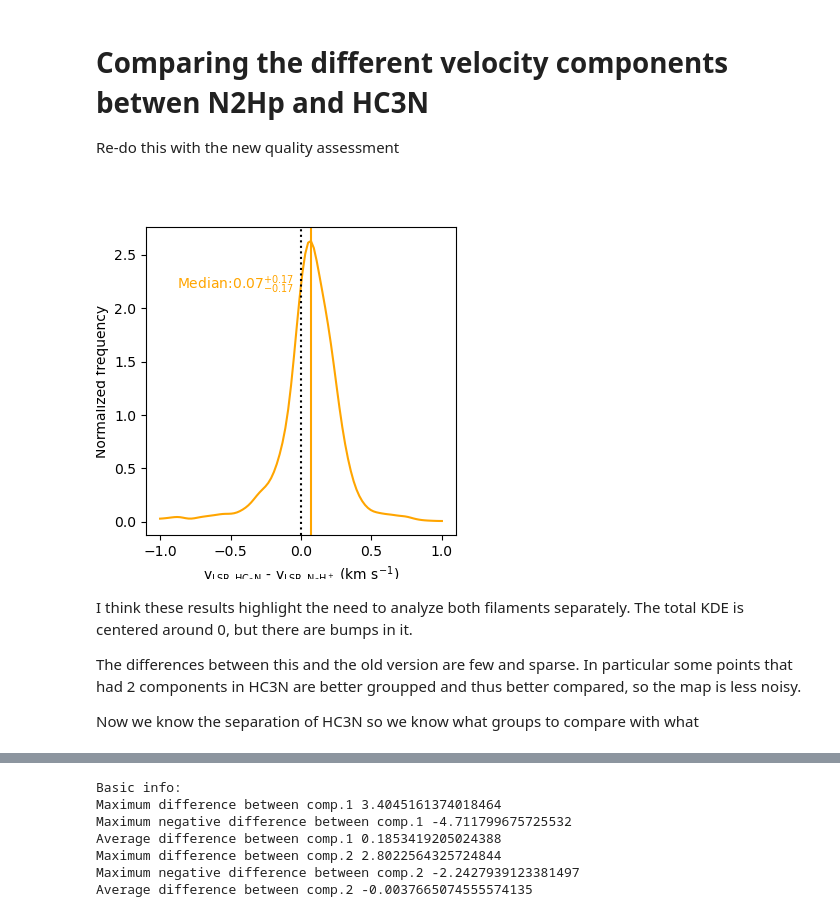
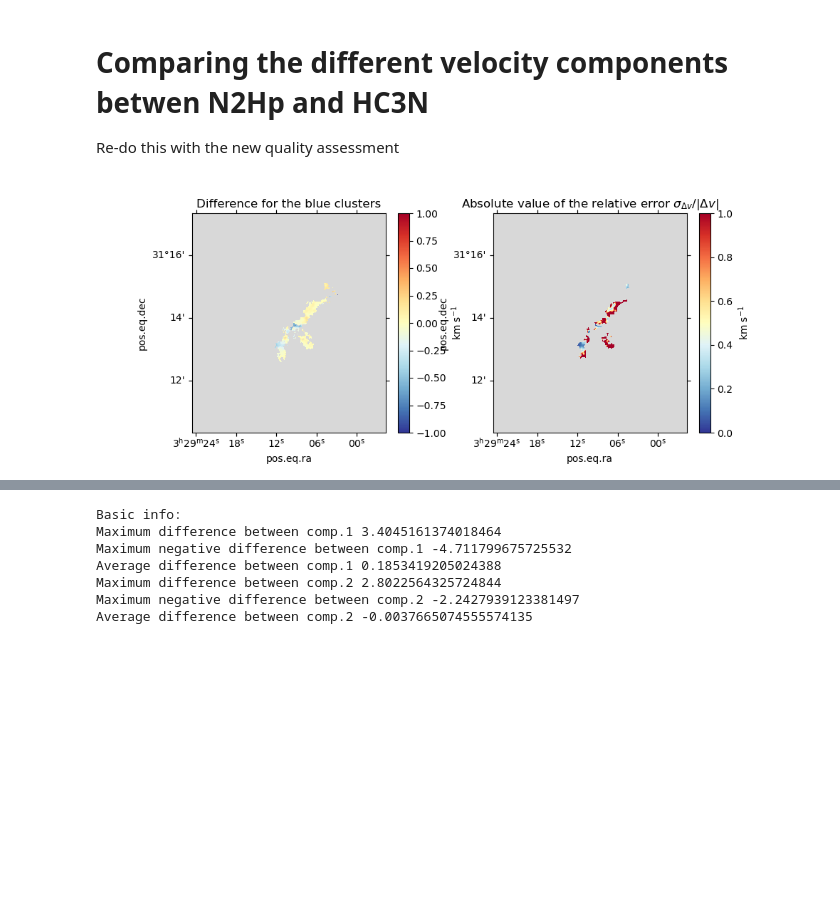
Before and after one commit to tere-valdivia/propstar_gasflow, a Jupyter notebook: clustering/comparison_velocities_N2Hp_HC3N.ipynb, the cells around one changed output, grey strips where cells are left out. Saved outputs shown, nothing was run; the diff lists cells and outputs as text; code cells hidden in the pictures; blank space fills up the shorter version.

Commit message:
fixed difference between fils estimation

```diff
--- a/clustering/comparison_velocities_N2Hp_HC3N.ipynb
+++ b/clustering/comparison_velocities_N2Hp_HC3N.ipynb
@@ -119,22 +191,0 @@ else:
-# %%
-fig = plt.figure(figsize=(4,4))
-ax = fig.add_subplot(111)
-
-ax.plot(data_kde, dens_diff, color='orange')
-ax.axvline(0, color='k', linestyle='dotted')
-ax.axvline(diff_median_unc[1], color='orange')
-ax.annotate(r'Median:'+ str(np.round(diff_median_unc[1], 3))
-            + r'$^{+' +str(np.round(diff_median_unc[2]-diff_median_unc[1], 3))+'}_{-'+str(np.round(diff_median_unc[1]-diff_median_unc[0], 3)) + r'}$', (0.1, 0.8), xycoords='axes fraction', color='orange')
-
-ax.set_xlabel(r'v$_{\mathrm{LSR, HC}_3\mathrm{N}}$ - v$_{\mathrm{LSR, N}_2\mathrm{H}^+}$ (km s$^{-1}$)')
-ax.set_ylabel('Normalized frequency')
-
-fig.savefig('KDE_diff_min_clusteredN2Hp.pdf', bbox_inches='tight')
-# %% [output]
-[figure, removed]
-# %% [markdown]
-I think these results highlight the need to analyze both filaments separately. The total KDE is centered around 0, but there are bumps in it.
-
-The differences between this and the old version are few and sparse. In particular some points that had 2 components in HC3N are better groupped and thus better compared, so the map is less noisy.
-
-Now we know the separation of HC3N so we know what groups to compare with what
@@ -184,16 +192,21 @@ else:
-# %%
-# now that they have the same projection, we can compare the velocity.
-# we need to compare 0 with 0 and 1 with 1
-diff_HC3N_0_N2Hp_0_file = 'diff_HC3N_0_w_N2Hp_clump0.fits'
-diff_HC3N_1_N2Hp_1_file = 'diff_HC3N_1_w_N2Hp_clump1.fits'
-
-diff_HC3N_0_w_clump0 = [clump0_HC3N_rep[1] - clump0_N2Hp[1], clump0_HC3N_rep[4] + clump0_N2Hp[4]]
-diff_HC3N_1_w_clump1 = [clump1_HC3N_rep[1] - clump1_N2Hp[1], clump1_HC3N_rep[4] + clump1_N2Hp[4]]
-# building the new header
-headerdiff = headerN2Hp.copy()
-headerdiff['NAXIS3'] = 2
-
-if not os.path.exists(diff_HC3N_0_N2Hp_0_file) or overwrite:
-    fits.writeto(diff_HC3N_0_N2Hp_0_file, diff_HC3N_0_w_clump0, headerdiff, overwrite=True)
-if not os.path.exists(diff_HC3N_1_N2Hp_1_file) or overwrite:
-    fits.writeto(diff_HC3N_1_N2Hp_1_file, diff_HC3N_1_w_clump1, headerdiff,  overwrite=True)
+# %%
+# we plot them quickly
+fig = plt.figure(figsize=(10,4))
+ax = fig.add_subplot(121, projection=WCS(headerdiff).celestial)
+vmin=-1
+vmax=1
+cmap = cm.get_cmap('RdYlBu_r').copy()
+cmap.set_bad('0.85')
+
+sc = ax.imshow(diff_blue_vel, cmap=cmap, interpolation='nearest', vmin=vmin, vmax=vmax)
+fig.colorbar(sc, ax=ax, label = r'km s$^{-1}$')
+ax.set_title('Difference for the blue clusters')
+
+ax2 = fig.add_subplot(122, projection=WCS(headerdiff).celestial)
+sc2 = ax2.imshow(np.abs(e_diff_blue_vel/diff_blue_vel), cmap=cmap, vmin=0, vmax=1)
+fig.colorbar(sc2, ax=ax2, label = r'km s$^{-1}$')
+ax2.set_title(r'Absolute value of the relative error $\sigma_{\Delta v} / |\Delta v|$')
+
+fig.savefig('difference_with_error_blue_clusters.pdf', dpi=300, bbox_inches='tight')
+# %% [output]
+[figure, added]
```
Also changed, not shown: parts of 16 cells of this notebook, 26 other files.
